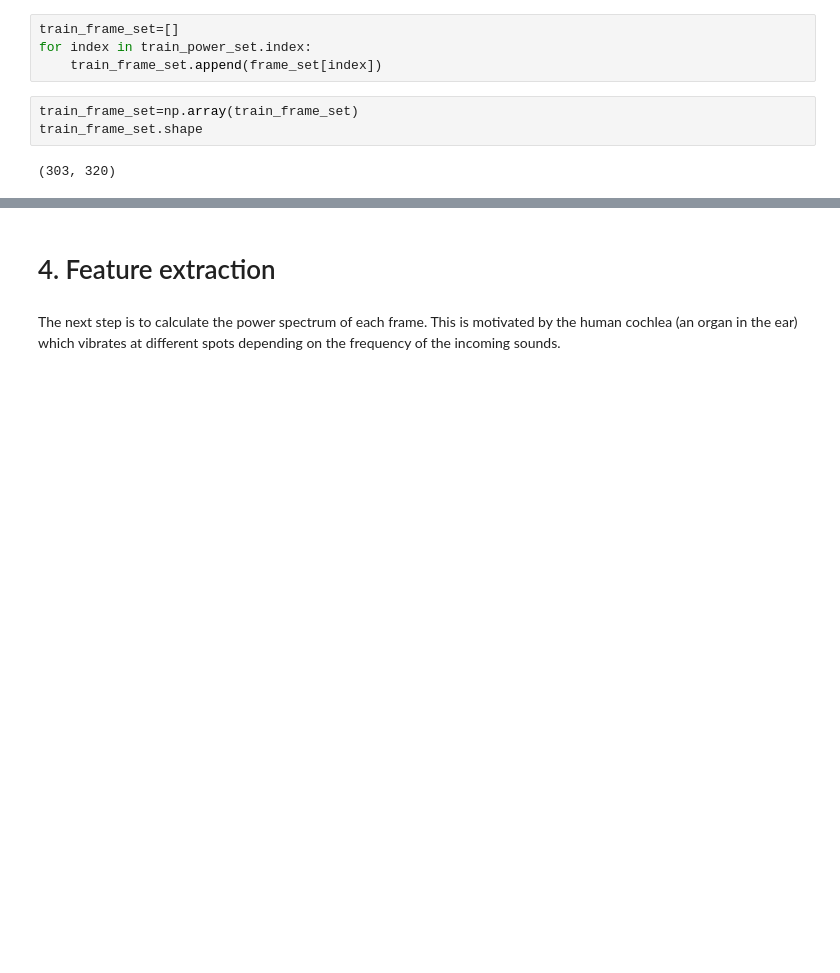
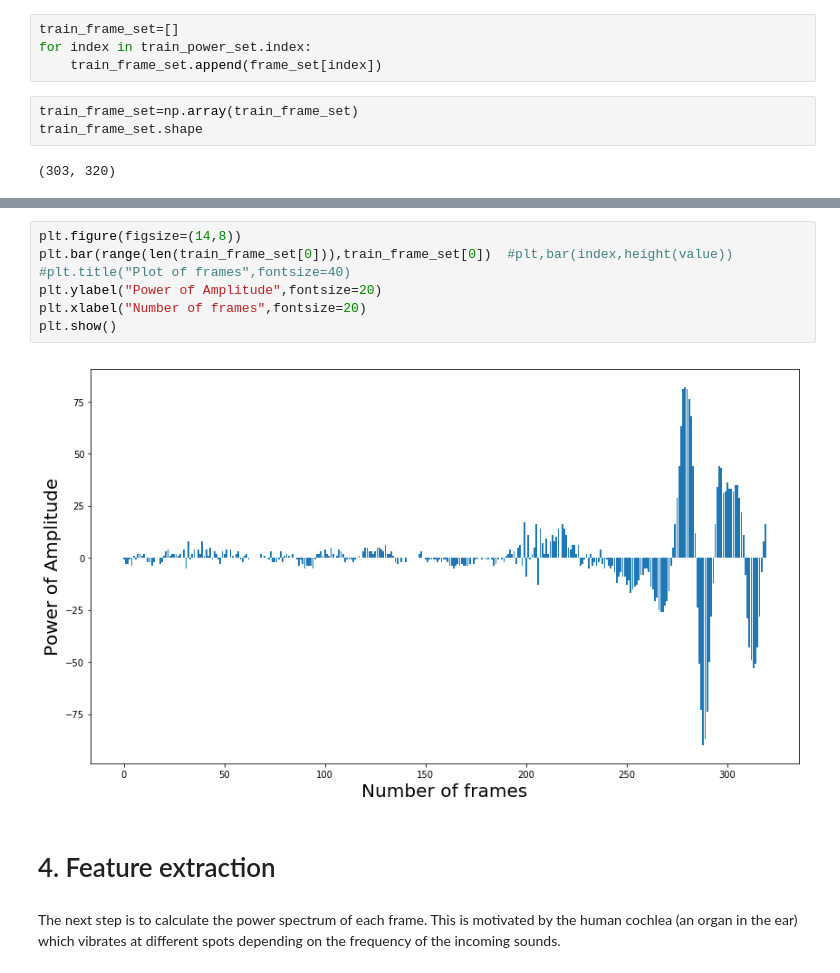
Before and after one commit to yushinliu/lab, a Jupyter notebook: task_2_version_1/Task2-report_writting.ipynb, the cells around one changed output, grey strips where cells are left out. Cells and saved outputs as stored; diff of their text form; blank space fills up the shorter version.

```diff
--- a/task_2_version_1/Task2-report_writting.ipynb
+++ b/task_2_version_1/Task2-report_writting.ipynb
@@ -260,3 +288,12 @@ train_frame_set.shape
+# %%
+plt.figure(figsize=(14,8))
+plt.bar(range(len(train_frame_set[0])),train_frame_set[0])  #plt,bar(index,height(value))
+#plt.title("Plot of frames",fontsize=40)
+plt.ylabel("Power of Amplitude",fontsize=20)
+plt.xlabel("Number of frames",fontsize=20)
+plt.show()
+# %% [output]
+[figure, added]
 # %% [markdown]
 # 4. Feature extraction
 # %% [markdown]
```
Also changed, not shown: parts of 3 cells of this notebook.
